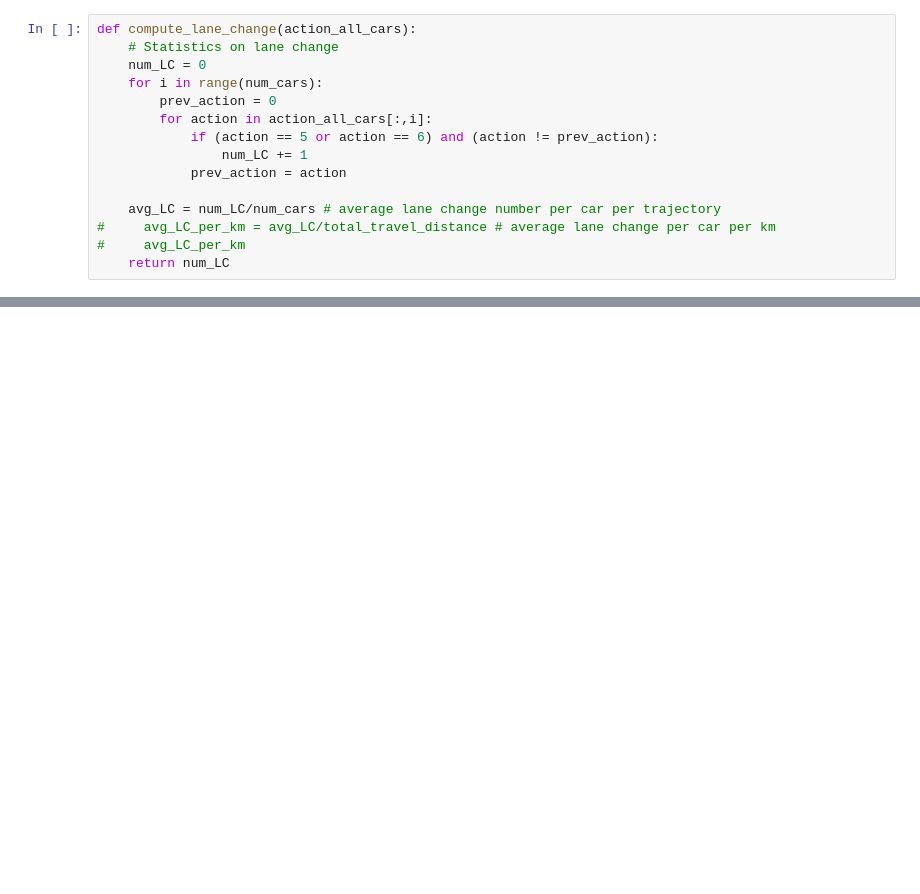
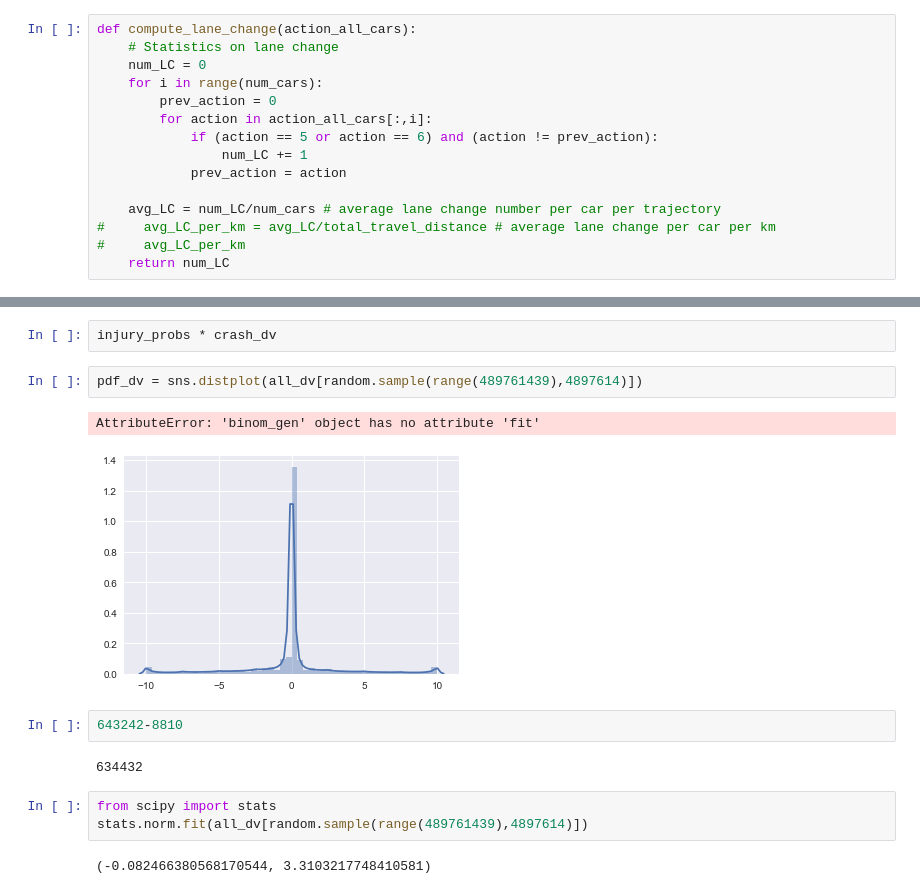
Before and after one commit to MoonBlvd/MDP_data_recording, a Jupyter notebook: simulation/statistic_levelk.ipynb, the cells around one changed output, grey strips where cells are left out. Drawn from its saved outputs; the diff is of its cells as text; blank space fills up the shorter version.

```diff
--- a/simulation/statistic_levelk.ipynb
+++ b/simulation/statistic_levelk.ipynb
@@ -575,0 +486,16 @@ print(np.max(crash_dv))
+# %%
+injury_probs * crash_dv
+# %%
+pdf_dv = sns.distplot(all_dv[random.sample(range(489761439),4897614)])
+# %% [output]
+AttributeError: 'binom_gen' object has no attribute 'fit'
+[figure, added]
+# %%
+643242-8810
+# %% [output]
+634432
+# %%
+from scipy import stats
+stats.norm.fit(all_dv[random.sample(range(489761439),4897614)])
+# %% [output]
+(-0.082466380568170544, 3.3103217748410581)
```
Also changed, not shown: parts of 60 cells of this notebook, 3 other files.
